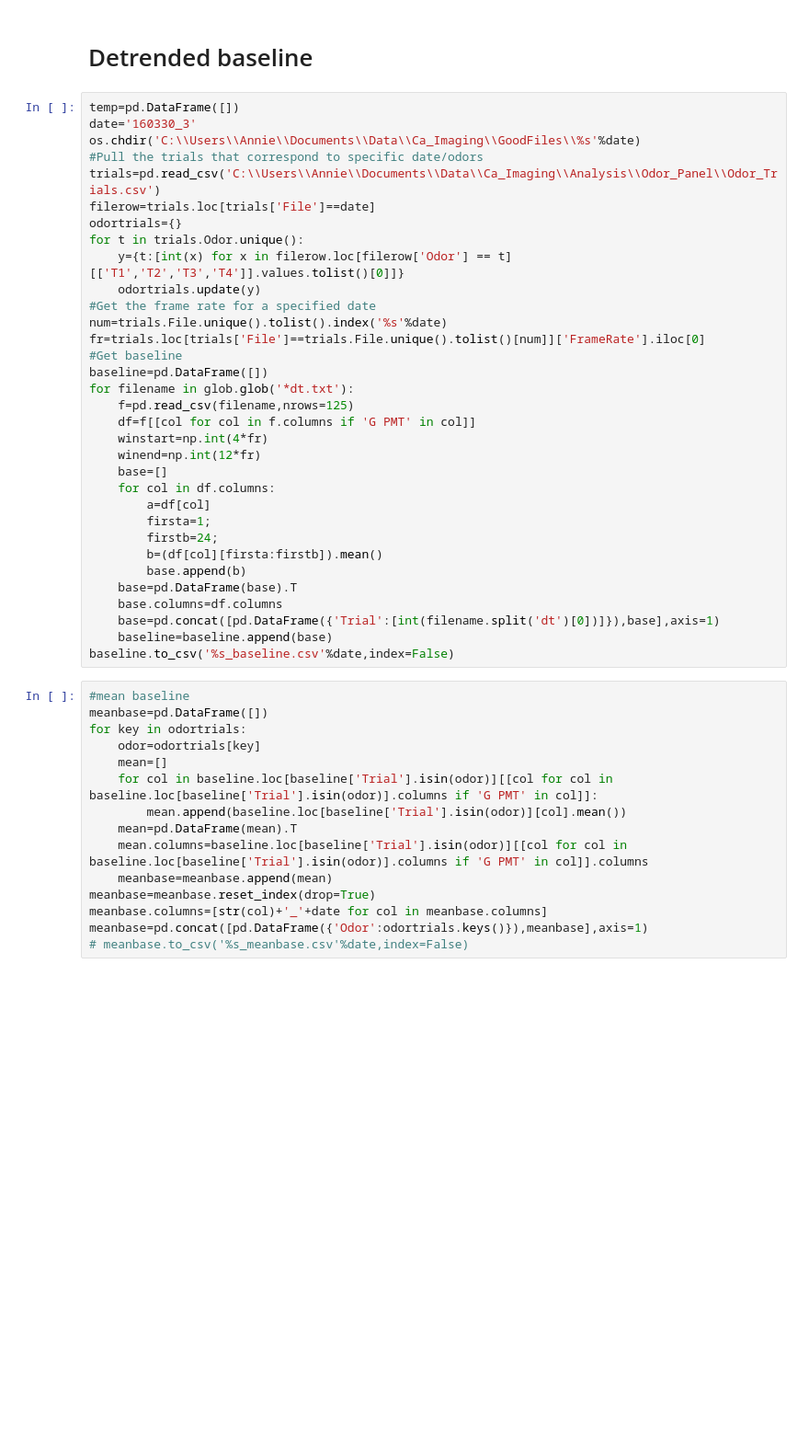
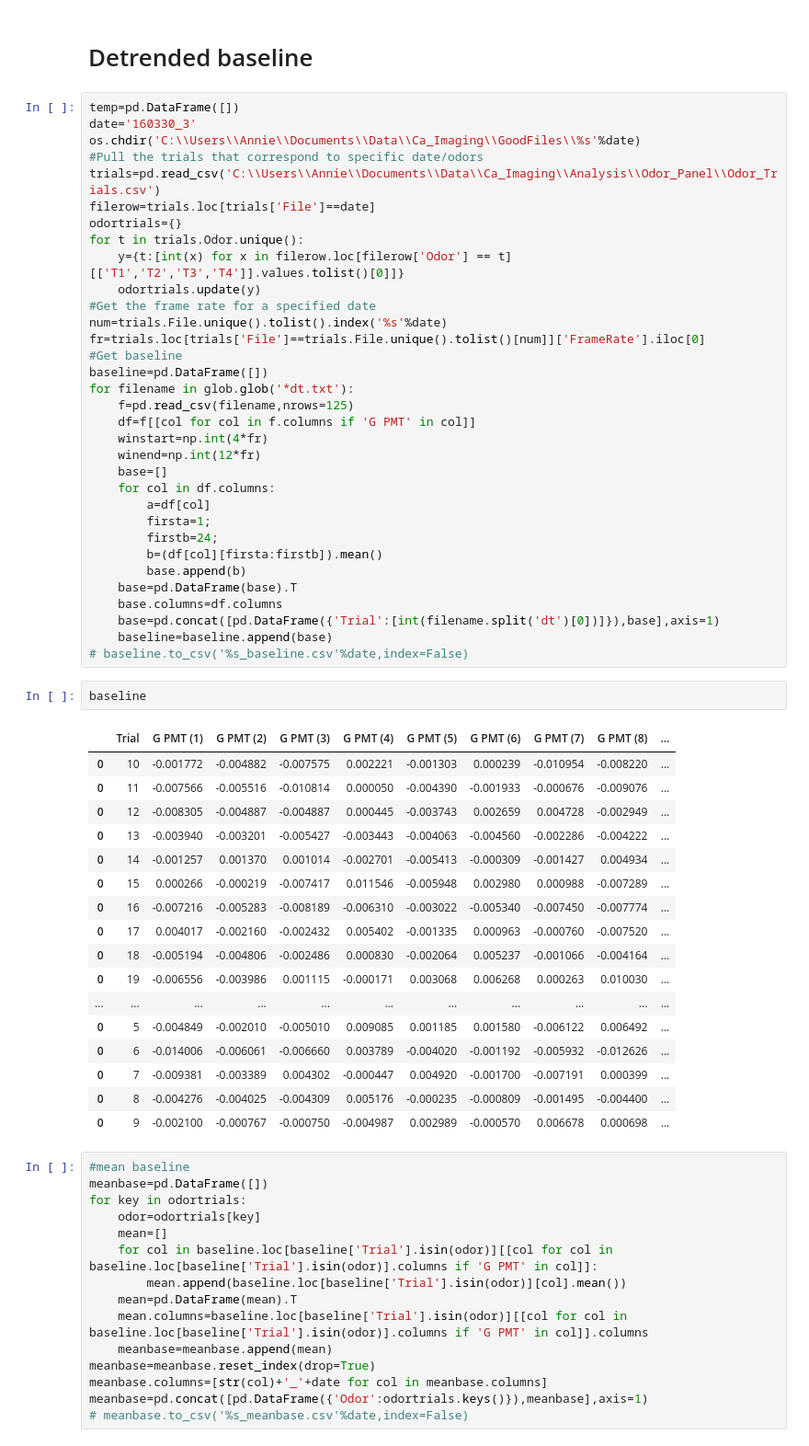
Before and after one commit to liu-annie/CaI, a Jupyter notebook: Detrended analysis.ipynb, the cells around one changed output. Shown at 92% size. Saved outputs shown, nothing was run; the diff lists cells and outputs as text; blank space fills up the shorter version.

```diff
--- a/Detrended analysis.ipynb
+++ b/Detrended analysis.ipynb
@@ -190,7 +190,27 @@ for filename in glob.glob('*dt.txt'):
     base.columns=df.columns
     base=pd.concat([pd.DataFrame({'Trial':[int(filename.split('dt')[0])]}),base],axis=1)
     baseline=baseline.append(base)
-baseline.to_csv('%s_baseline.csv'%date,index=False)
+# baseline.to_csv('%s_baseline.csv'%date,index=False)
+# %%
+baseline
+# %% [output]
+|  | Trial | G PMT (1) | G PMT (2) | G PMT (3) | G PMT (4) | G PMT (5) | G PMT (6) | G PMT (7) | G PMT (8) | ... |
+| 0 | 10 | -0.001772 | -0.004882 | -0.007575 | 0.002221 | -0.001303 | 0.000239 | -0.010954 | -0.008220 | ... |
+| 0 | 11 | -0.007566 | -0.005516 | -0.010814 | 0.000050 | -0.004390 | -0.001933 | -0.000676 | -0.009076 | ... |
+| 0 | 12 | -0.008305 | -0.004887 | -0.004887 | 0.000445 | -0.003743 | 0.002659 | 0.004728 | -0.002949 | ... |
+| 0 | 13 | -0.003940 | -0.003201 | -0.005427 | -0.003443 | -0.004063 | -0.004560 | -0.002286 | -0.004222 | ... |
+| 0 | 14 | -0.001257 | 0.001370 | 0.001014 | -0.002701 | -0.005413 | -0.000309 | -0.001427 | 0.004934 | ... |
+| 0 | 15 | 0.000266 | -0.000219 | -0.007417 | 0.011546 | -0.005948 | 0.002980 | 0.000988 | -0.007289 | ... |
+| 0 | 16 | -0.007216 | -0.005283 | -0.008189 | -0.006310 | -0.003022 | -0.005340 | -0.007450 | -0.007774 | ... |
+| 0 | 17 | 0.004017 | -0.002160 | -0.002432 | 0.005402 | -0.001335 | 0.000963 | -0.000760 | -0.007520 | ... |
+| 0 | 18 | -0.005194 | -0.004806 | -0.002486 | 0.000830 | -0.002064 | 0.005237 | -0.001066 | -0.004164 | ... |
+| 0 | 19 | -0.006556 | -0.003986 | 0.001115 | -0.000171 | 0.003068 | 0.006268 | 0.000263 | 0.010030 | ... |
+| ... | ... | ... | ... | ... | ... | ... | ... | ... | ... | ... |
+| 0 | 5 | -0.004849 | -0.002010 | -0.005010 | 0.009085 | 0.001185 | 0.001580 | -0.006122 | 0.006492 | ... |
+| 0 | 6 | -0.014006 | -0.006061 | -0.006660 | 0.003789 | -0.004020 | -0.001192 | -0.005932 | -0.012626 | ... |
+| 0 | 7 | -0.009381 | -0.003389 | 0.004302 | -0.000447 | 0.004920 | -0.001700 | -0.007191 | 0.000399 | ... |
+| 0 | 8 | -0.004276 | -0.004025 | -0.004309 | 0.005176 | -0.000235 | -0.000809 | -0.001495 | -0.004400 | ... |
+| 0 | 9 | -0.002100 | -0.000767 | -0.000750 | -0.004987 | 0.002989 | -0.000570 | 0.006678 | 0.000698 | ... |
 # %%
 #mean baseline
 meanbase=pd.DataFrame([])
```
Also changed, not shown: parts of 5 cells of this notebook, 5 other files.
